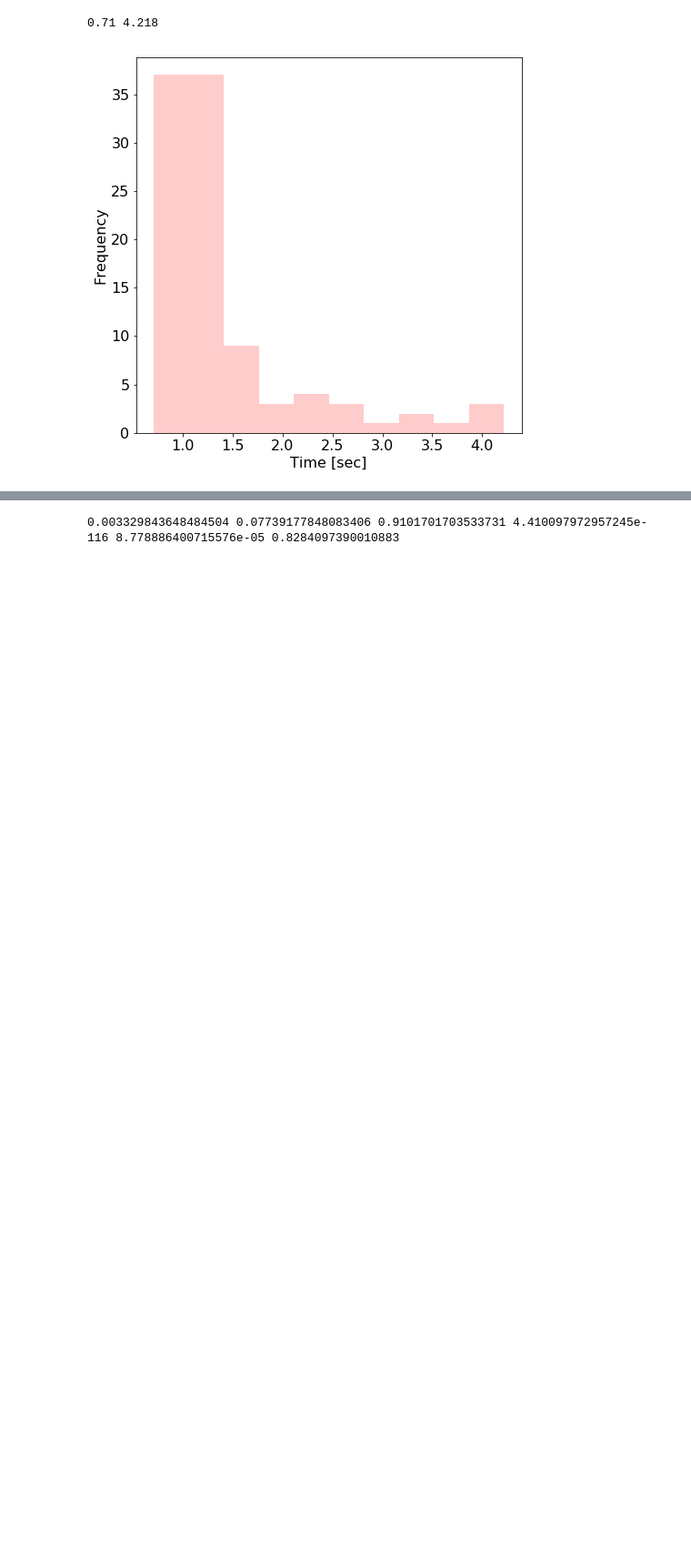
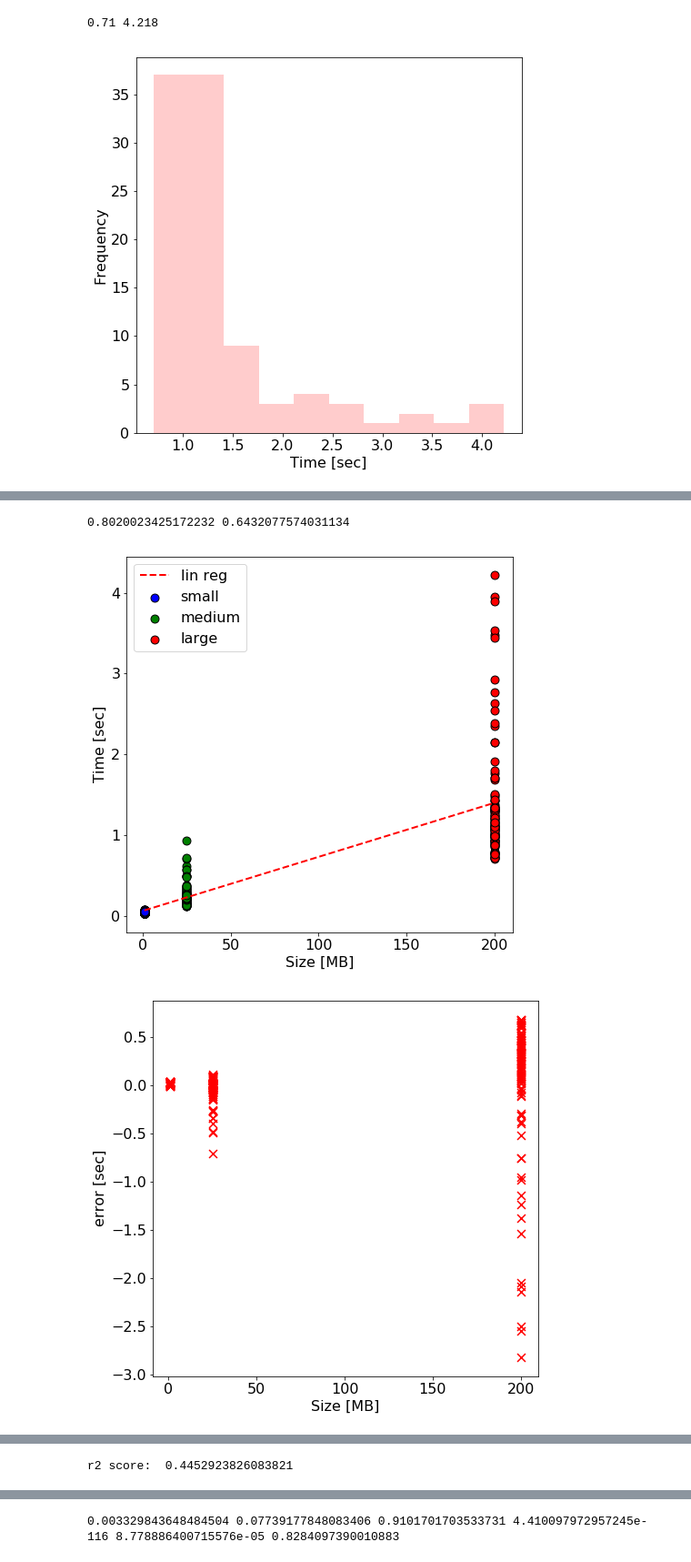
Before and after one commit to g-kakareko/Erasure-vs-Replication, a Jupyter notebook: stat.ipynb, the cells around one changed output, grey strips where cells are left out. Shown at 91% size. Saved outputs shown, nothing was run; the diff lists cells and outputs as text; code cells hidden in the pictures; blank space fills up the shorter version.

```diff
--- a/stat.ipynb
+++ b/stat.ipynb
@@ -269,0 +347,64 @@ plt.show()
+# %%
+# Figure 7- replication regression
+t1 = pd_jes_small['time']
+t25 = pd_jes_med['time']
+t200 = pd_jes_large['time']
+
+x_reg = np.concatenate([v_1, v_25, v_200], axis=0)
+y_reg = np.concatenate([t1, t25, t200], axis=0)
+
+slope, intercept, r_value, p_value, std_err = stats.linregress(x_reg, y_reg)
+# print(slope, intercept, r_value, p_value, std_err, r_value**2)
+print(r_value,  r_value**2)
+# x_p = np.array([1, 25,200])
+x_p = np.arange(1,200)
+y_p = slope*x_p + intercept
+
+plt.scatter(v_1, t1, edgecolor="k", s=80, color='blue')
+plt.scatter(v_25, t25, edgecolor="k", s=80, color='green')
+plt.scatter(v_200, t200, edgecolor="k", s=80, color='red')
+plt.plot(x_p, y_p,'r--', linewidth=2.0)
+
+plt.legend(['lin reg','small', 'medium', 'large'], loc='upper left')
+plt.xlabel('Size [MB]')
+plt.ylabel('Time [sec]')
+# Tweak spacing to prevent clipping of ylabel
+# axes = plt.gca()
+# axes.set_xlim([0,0.2])
+# axes.set_ylim([0,10])
+fig = plt.gcf()
+fig.set_size_inches(7.6, 7.6)
+fig.savefig('figures/fig_8.png', dpi=300)
+plt.show()
+
+y_pp = slope*x_reg + intercept
+error = y_pp - y_reg
+plt.scatter(x_reg, error,marker='x', s=80, color='red')
+plt.xlabel('Size [MB]')
+plt.ylabel('error [sec]')
+fig = plt.gcf()
+fig.set_size_inches(7.6, 7.6)
+fig.savefig('figures/fig_9.png', dpi=300)
+plt.show()
+
+i_vec = np.arange(1, len(x_reg)+1)
+qi = np.array([(i-0.5)/len(i_vec) for i in i_vec])
+zscore = norm.ppf(qi)
+z = np.polyfit(zscore, np.sort(error), 1)
+p = np.poly1d(z)
+y_pol = p(np.sort(zscore))
+
+plt.plot(zscore, y_pol,'b--', linewidth=2.0)
+# zscore
+plt.scatter(zscore, np.sort(error),marker='x', s=80, color='red')
+plt.xlabel('zscore')
+plt.ylabel('error [sec]')
+fig = plt.gcf()
+fig.set_size_inches(7.6, 7.6)
+fig.savefig('figures/fig_10.png', dpi=300)
+plt.show()
+print('r2 score: ', r2_score(y_pp, y_reg))
+# %% [output]
+0.8020023425172232 0.6432077574031134
+[figure, added]
+[figure, added]
@@ -269,0 +412 @@ plt.show()
+r2 score:  0.4452923826083821
```
Also changed, not shown: parts of 15 cells of this notebook, 24 other files.
